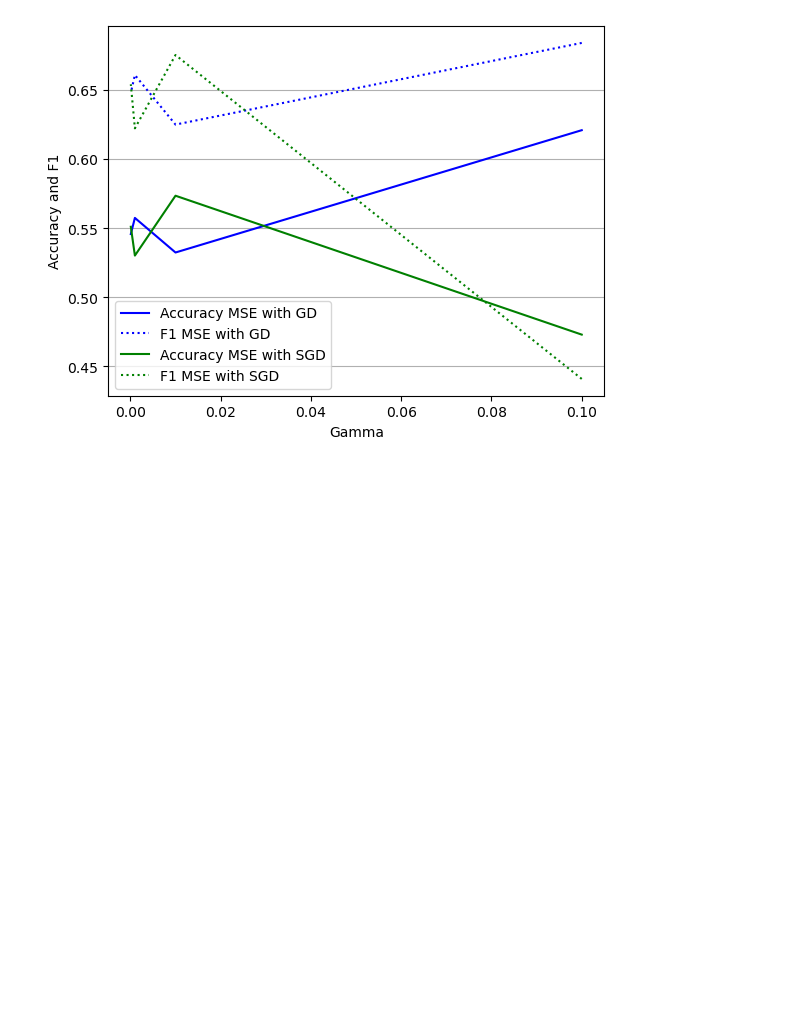
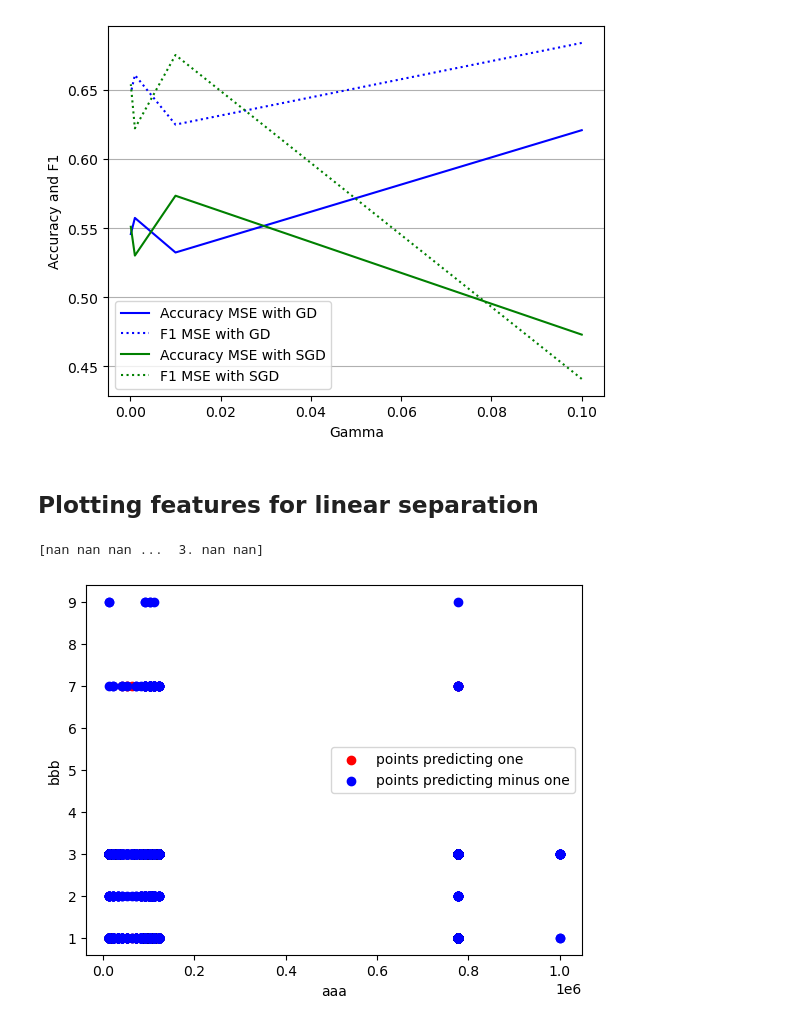
Before and after one commit to thaminmaurer/ML_Project1, a Jupyter notebook: run.ipynb, the cells around one changed output. Saved outputs shown, nothing was run; the diff lists cells and outputs as text; code cells hidden in the pictures; blank space fills up the shorter version.

Commit message:
plotting features for linear separation

```diff
--- a/run.ipynb
+++ b/run.ipynb
@@ -13,6 +16,8 @@ from implementations import *
 # y_train = np.genfromtxt("data/dataset/y_train.csv", delimiter=',', skip_header=1)
 # x_test =  np.genfromtxt("data/dataset/x_test.csv", delimiter=',', skip_header=1)
 x_train, x_test, y_train, train_ids, test_ids = helpers.load_csv_data("data/dataset")
+x_train_orig = x_train.copy()
+y_train_orig = y_train.copy()
 # %%
 print(x_train[:,5])
 print(x_train[0,5].dtype)
@@ -489,3 +494,31 @@ plt.grid(axis = 'y')
 plt.show()
 # %% [output]
 [figure]
+# %% [markdown]
+## Plotting features for linear separation
+# %%
+# [100 117 116 115 114 113 112 111 110 109 108 107 106 105 104 103 102 101 159 320]
+
+ones = y_train==1
+minus_ones = y_train==-1
+
+x_points_one = x_train_orig[:, 101][ones]
+x_points_minus_one = x_train_orig[:, 101][minus_ones]
+
+y_points_one = x_train_orig[:, 108][ones]
+y_points_minus_one = x_train_orig[:, 108][minus_ones]
+
+plt.figure()
+
+plt.scatter(x_points_one, y_points_one, color="r", label="points predicting one")
+plt.scatter(x_points_minus_one, y_points_minus_one, color="b", label="points predicting minus one")
+
+plt.legend()
+
+plt.xlabel("aaa")
+plt.ylabel("bbb")
+
+plt.show()
+# %% [output]
+[nan nan nan ...  3. nan nan]
+[figure, added]
```
Also changed, not shown: parts of 5 cells of this notebook.
